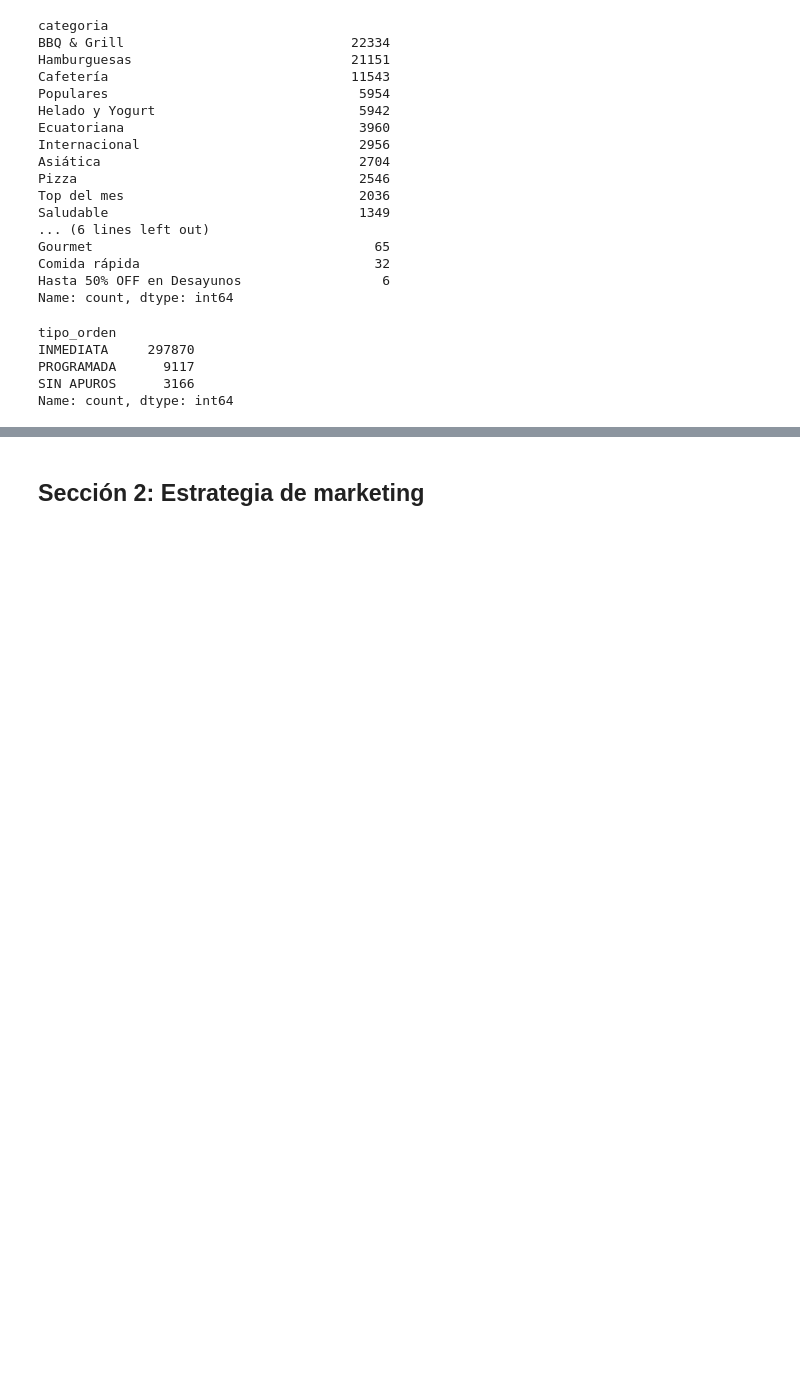
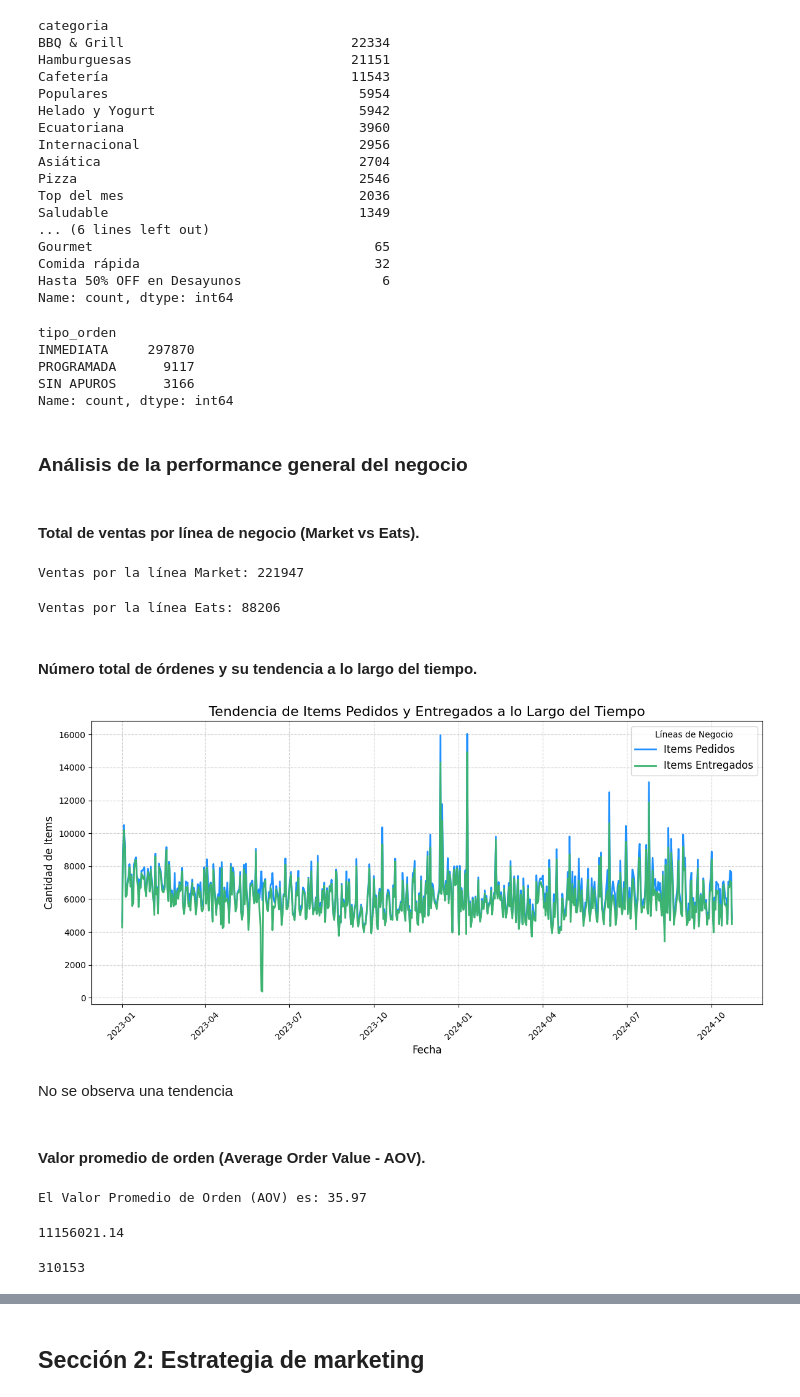
Before and after one commit to smoreyra/Solange-Moreyra-Repository, a Jupyter notebook: Hyppo/Hyppo Business Case - Growth & Automation.ipynb, the cells around one changed output, grey strips where cells are left out. Drawn from its saved outputs; the diff is of its cells as text; code cells hidden in the pictures; blank space fills up the shorter version.

```diff
--- a/Hyppo/Hyppo Business Case - Growth & Automation.ipynb
+++ b/Hyppo/Hyppo Business Case - Growth & Automation.ipynb
@@ -205,3 +222,75 @@ INMEDIATA     297870
 PROGRAMADA      9117
 SIN APUROS      3166
 Name: count, dtype: int64
+# %% [markdown]
+### Análisis de la performance general del negocio
+# %% [markdown]
+#### Total de ventas por línea de negocio (Market vs Eats).
+# %%
+# Cantida de ventas por la línea Market
+ventas_market = df_bd_orders[df_bd_orders['channel'] == 'Market'].shape[0]
+
+# Mostrar el resultado
+print(f"Ventas por la línea Market: {ventas_market}")
+# %% [output]
+Ventas por la línea Market: 221947
+# %%
+# Agrupar por 'channel' y sumar las ventas para 'Eats'
+ventas_eats = df_bd_orders[df_bd_orders['channel'] == 'Eats'].shape[0]
+
+# Mostrar el resultado
+print(f"Ventas por la línea Eats: {ventas_eats}")
+# %% [output]
+Ventas por la línea Eats: 88206
+# %% [markdown]
+#### Número total de órdenes y su tendencia a lo largo del tiempo.
+# %%
+# Agrupar por fecha y sumar 'items_pedidos' y 'items_entregados'
+df_grouped = df_bd_orders.groupby('order_date_formatted')[['items_pedidos', 'items_entregados']].sum().reset_index()
+
+# Usar seaborn para crear el gráfico
+plt.figure(figsize=(12, 6))
+
+# Graficar Items Pedidos
+sns.lineplot(data=df_grouped, x='order_date_formatted', y='items_pedidos', label='Items Pedidos', color='dodgerblue', linewidth=2)
+
+# Graficar Items Entregados
+sns.lineplot(data=df_grouped, x='order_date_formatted', y='items_entregados', label='Items Entregados', color='mediumseagreen', linewidth=2)
+
+# Personalización del gráfico
+plt.title('Tendencia de Items Pedidos y Entregados a lo Largo del Tiempo', fontsize=16)
+plt.xlabel('Fecha', fontsize=12)
+plt.ylabel('Cantidad de Items', fontsize=12)
+plt.xticks(rotation=45, fontsize=10)
+plt.yticks(fontsize=10)
+plt.legend(title='Líneas de Negocio', fontsize=12)
+
+# Mostrar el gráfico
+plt.grid(True, linestyle='--', alpha=0.6)
+plt.tight_layout()
+plt.show()
+# %% [output]
+[figure, added]
+# %% [markdown]
+No se observa una tendencia
+# %% [markdown]
+#### Valor promedio de orden (Average Order Value - AOV).
+# %%
+# Calcular el AOV (Valor Promedio de Orden)
+total_value = df_bd_orders['total_value'].sum()  # Suma del valor total de todas las órdenes
+total_orders = df_bd_orders['order_id'].nunique()  # Número único de órdenes
+
+AOV = total_value / total_orders  # Dividir el valor total entre el número total de órdenes
+
+# Mostrar el resultado
+print(f"El Valor Promedio de Orden (AOV) es: {AOV:.2f}")
+# %% [output]
+El Valor Promedio de Orden (AOV) es: 35.97
+# %%
+print(total_value)
+# %% [output]
+11156021.14
+# %%
+print(total_orders)
+# %% [output]
+310153
```
Also changed, not shown: parts of 22 cells of this notebook, 6 other files.
